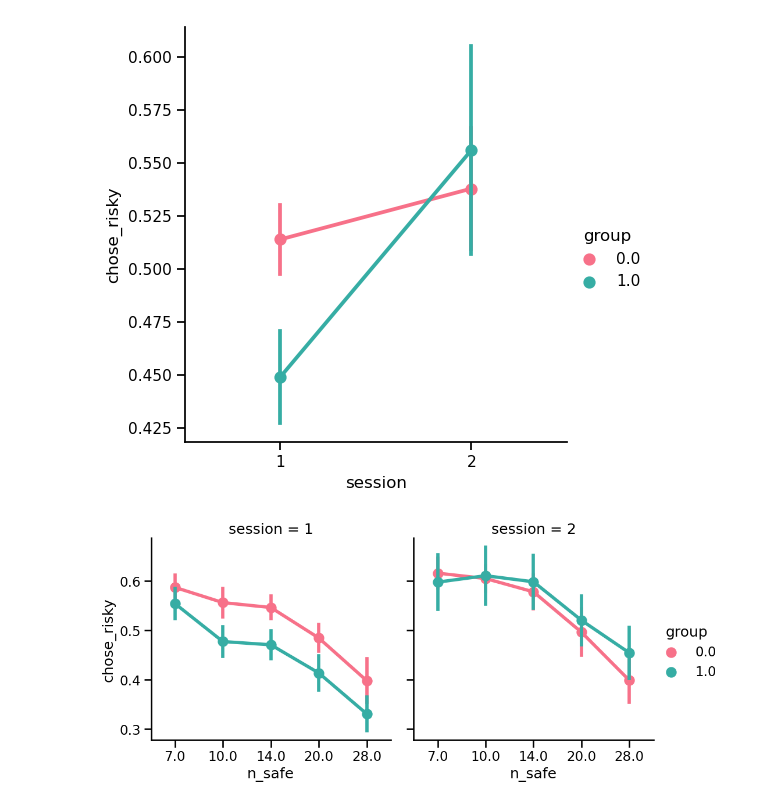
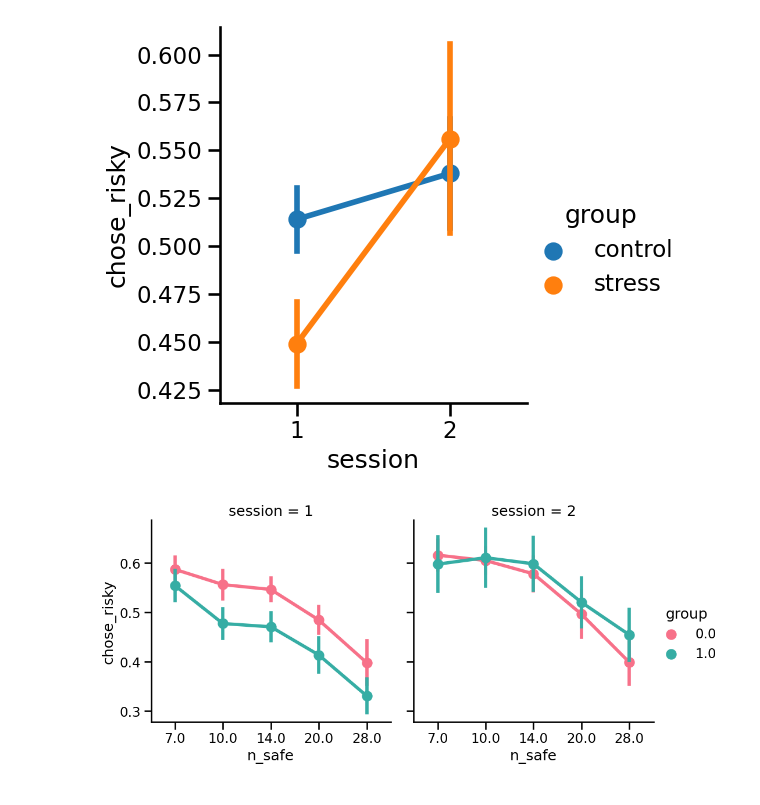
Before and after one commit to Gilles86/stress_risk, a Jupyter notebook: stress_risk/behavior/plot_rawData.ipynb, the cells around one changed output. Drawn from its saved outputs; the diff is of its cells as text; code cells hidden in the pictures.

Commit message:
rawData plotting & risky_prior vs objective prior

```diff
--- a/stress_risk/behavior/plot_rawData.ipynb
+++ b/stress_risk/behavior/plot_rawData.ipynb
@@ -7,4 +7,5 @@ import pandas as pd
 
 
 df = get_data()
+df['group'] = np.where(df['group'] == 0, 'control', 'stress')
 # %%
@@ -58,9 +60,9 @@ data=df.groupby(['subject', 'n_safe', 'risky_first']).mean().reset_index(), kind
 # %%
 tmp = df.groupby(['subject', 'group', 'session']).mean()
 
-fac = sns.catplot(y='chose_risky', data=tmp.reset_index(), x='session', hue='group', kind='point', errorbar='se', palette = 'husl')
+fac = sns.catplot(y='chose_risky', data=tmp.reset_index(), x='session', hue='group', kind='point', errorbar='se')
 # %% [output]
-[figure, old version]
+[figure, new version]
 # %%
 tmp = df.groupby(['subject', 'group', 'session', 'n_safe']).mean()
 
```
Also changed, not shown: parts of 7 cells of this notebook, 2 other files.
